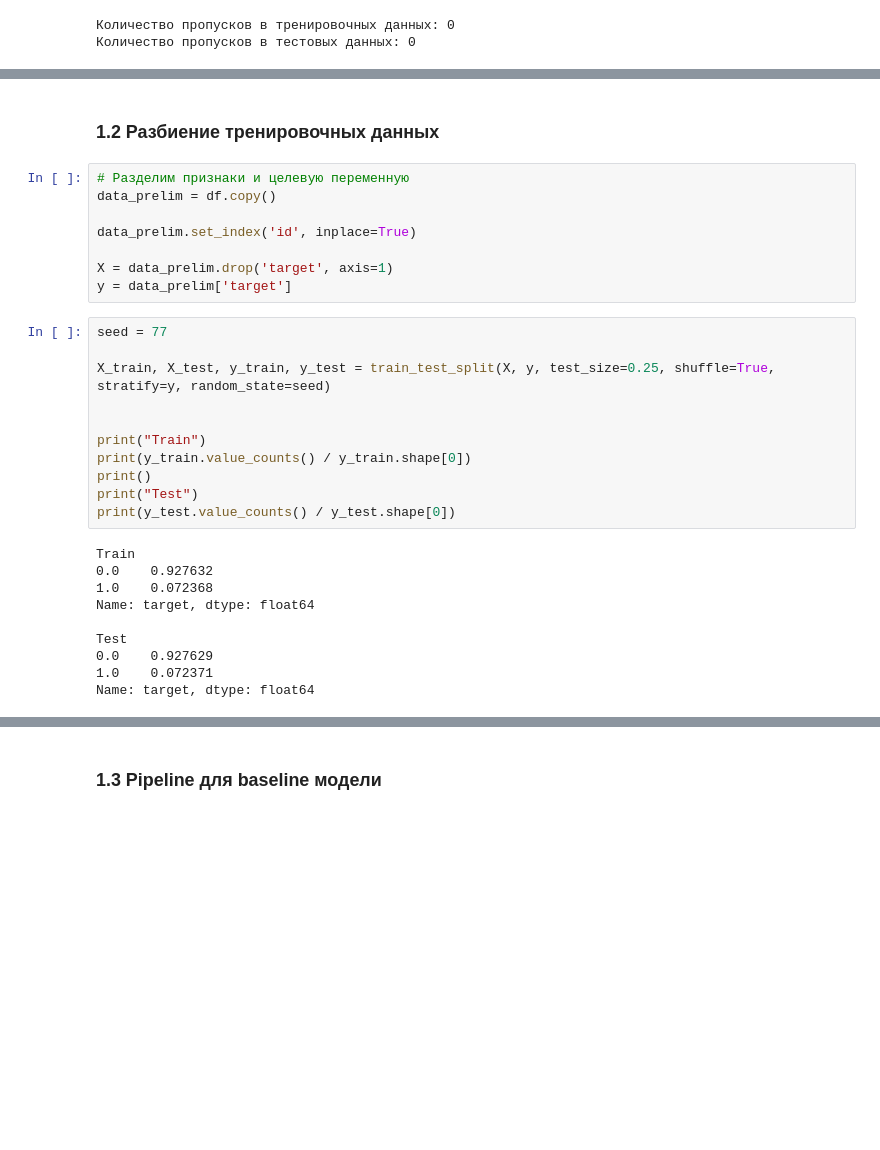
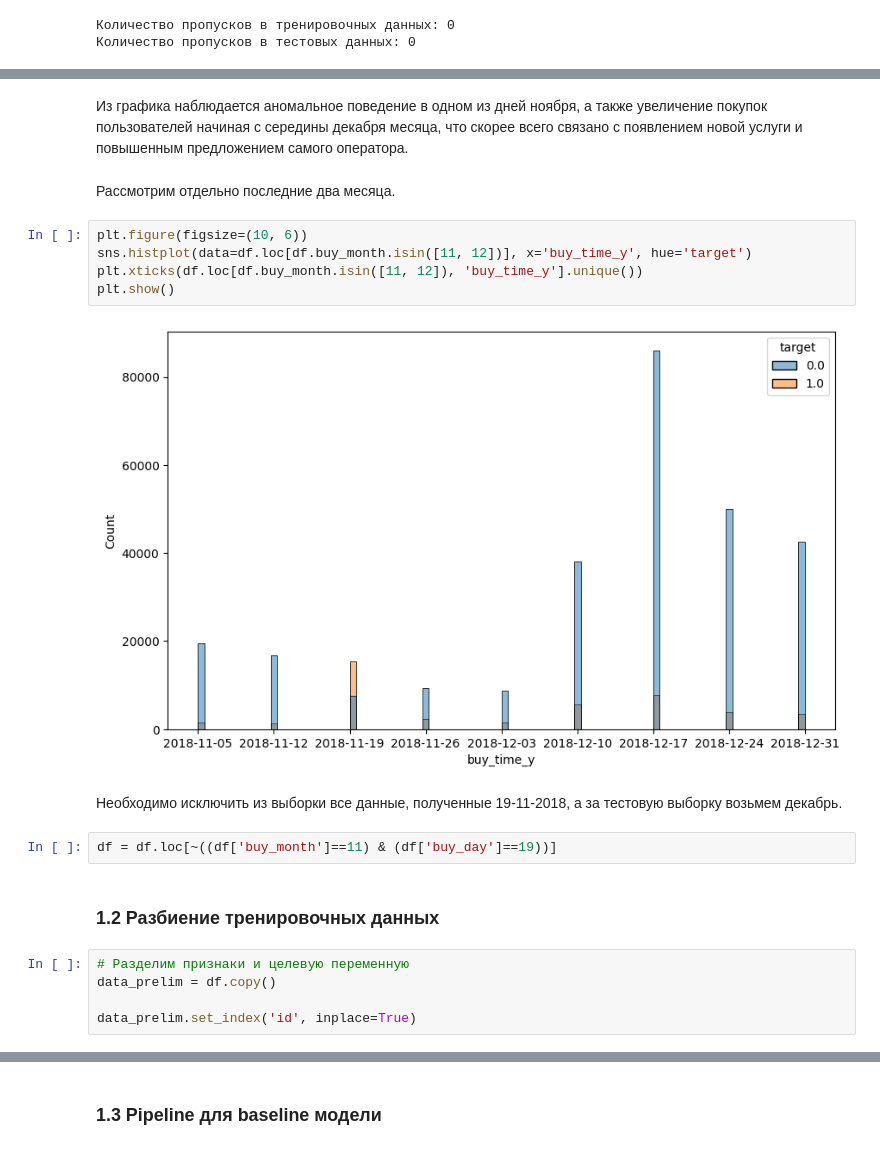
Before and after one commit to adurzin/Megafon, a Jupyter notebook: Megafon.ipynb, the cells around one changed output, grey strips where cells are left out. Saved outputs shown, nothing was run; the diff lists cells and outputs as text; blank space fills up the shorter version.

```diff
--- a/Megafon.ipynb
+++ b/Megafon.ipynb
@@ -93,3 +122,18 @@ pandas.core.frame.DataFrame
+# %% [markdown]
+Из графика наблюдается аномальное поведение в одном из дней ноября, а также увеличение покупок пользователей начиная с середины декабря месяца, что скорее всего связано с появлением новой услуги и повышенным предложением самого оператора.
+# %% [markdown]
+Рассмотрим отдельно последние два месяца.
+# %%
+plt.figure(figsize=(10, 6))
+sns.histplot(data=df.loc[df.buy_month.isin([11, 12])], x='buy_time_y', hue='target')
+plt.xticks(df.loc[df.buy_month.isin([11, 12]), 'buy_time_y'].unique())
+plt.show()
+# %% [output]
+[figure, added]
+# %% [markdown]
+Необходимо исключить из выборки все данные, полученные 19-11-2018, а за тестовую выборку возьмем декабрь.
+# %%
+df = df.loc[~((df['buy_month']==11) & (df['buy_day']==19))]
 # %% [markdown]
 ### 1.2 Разбиение тренировочных данных
 # %%
@@ -97,27 +141,3 @@ pandas.core.frame.DataFrame
 data_prelim = df.copy()
 
 data_prelim.set_index('id', inplace=True)
-
-X = data_prelim.drop('target', axis=1)
-y = data_prelim['target']
-# %%
-seed = 77
-
-X_train, X_test, y_train, y_test = train_test_split(X, y, test_size=0.25, shuffle=True, stratify=y, random_state=seed)
-
-
-print("Train")
-print(y_train.value_counts() / y_train.shape[0])
-print()
-print("Test")
-print(y_test.value_counts() / y_test.shape[0])
-# %% [output]
-Train
-0.0    0.927632
-1.0    0.072368
-Name: target, dtype: float64
-
-Test
-0.0    0.927629
-1.0    0.072371
-Name: target, dtype: float64
```
Also changed, not shown: parts of 94 cells of this notebook, 3 other files.
